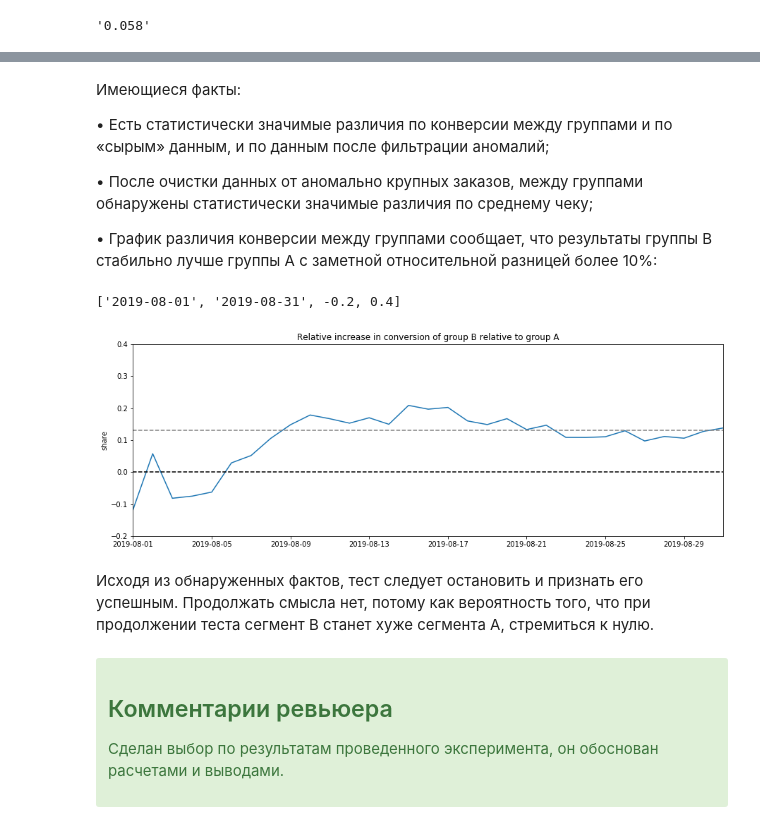
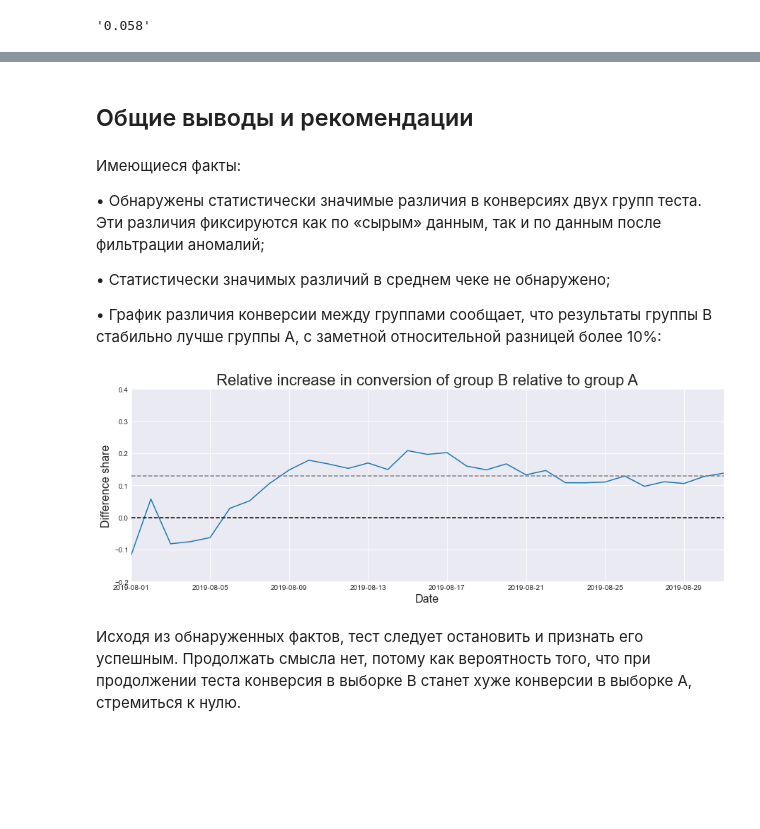
Before and after one commit to NI-coder/data_analytics_projects, a Jupyter notebook: hypotheses_and_ab_test_project/hypotheses_and_ab_test.ipynb, the cells around one changed output, grey strips where cells are left out. Cells and saved outputs as stored; diff of their text form; code cells hidden in the pictures; blank space fills up the shorter version.

```diff
--- a/hypotheses_and_ab_test_project/hypotheses_and_ab_test.ipynb
+++ b/hypotheses_and_ab_test_project/hypotheses_and_ab_test.ipynb
@@ -21,0 +58,2 @@
+# %%
+plt.style.use('seaborn-darkgrid')
@@ -21,0 +62,8 @@
+# %%
+def set_names(title, xlabel, ylabel):
+    '''
+    Функция устанавливает названия диаграммы и осей.
+    '''
+    plt.title(title, fontsize=22)
+    plt.xlabel(xlabel, fontsize=16)
+    plt.ylabel(ylabel, fontsize=16)
@@ -112,7 +279,7 @@ hypothesis[['hypothesis', 'RICE']].sort_values(by='RICE', ascending=False)
 # %% [markdown]
 Изучим файл с результатами A/B-теста:
 # %%
-orders = pd.read_csv('/datasets/orders.csv', sep=",")
+orders = pd.read_csv('datasets/orders.csv', sep=",")
 orders.head()
 # %% [output]
 |  | transactionId | visitorId | date | revenue | group |
@@ -139,7 +308,7 @@ orders.group.unique()
 # %% [output]
 array(['B', 'A'], dtype=object)
 # %%
-visitors = pd.read_csv('/datasets/visitors.csv', sep=",")
+visitors = pd.read_csv('datasets/visitors.csv', sep=",")
 visitors.head()
 # %% [output]
 |  | date | group | visitors |
@@ -893,29 +1124,21 @@ P-value (0,3%) находится в критической зоне стати
+# %% [markdown]
+<h2>Общие выводы и рекомендации<a id=step9></a></h2>
 # %% [markdown]
 Имеющиеся факты:
 
-•	Есть статистически значимые различия по конверсии между группами и по «сырым» данным, и по данным после фильтрации аномалий;
+•	Обнаружены статистически значимые различия в конверсиях двух групп теста. Эти различия фиксируются как по «сырым» данным, так и по данным после фильтрации аномалий;
 
-•	После очистки данных от аномально крупных заказов, между группами обнаружены статистически значимые различия по среднему чеку;
+•	Статистически значимых различий в среднем чеке не обнаружено;
 
-•	График различия конверсии между группами сообщает, что результаты группы B стабильно лучше группы A с заметной относительной разницей более 10%:
+•	График различия конверсии между группами сообщает, что результаты группы B стабильно лучше группы A, с заметной относительной разницей более 10%:
 # %%
-plt.figure(figsize=(15, 5))
-plt.plot(merged_cumulative_conversions['date'],
-         merged_cumulative_conversions['conversion_B']/merged_cumulative_conversions['conversion_A']-1)
-plt.title('Relative increase in conversion of group B relative to group A')
-plt.ylabel('share')
-plt.axhline(y=0, color='black', linestyle='--')
-plt.axhline(y=0.13, color='grey', linestyle='--')
-plt.axis(["2019-08-01", '2019-08-31', -0.2, 0.4])
+get_line_plot(title='Relative increase in conversion of group B relative to group A',
+              xlabel='Date', ylabel='Difference share',
+              x_series=merged_cumulative_conversions['date'],
+              y_series=(merged_cumulative_conversions['conversion_B']/merged_cumulative_conversions['conversion_A']-1),
+              axis_limits=[pd.to_datetime('2019-08-01'), pd.to_datetime('2019-08-31'), -0.2, 0.4],
+              axhline_values=[0, 0.13])
 # %% [output]
-['2019-08-01', '2019-08-31', -0.2, 0.4]
-[figure, old version]
+[figure, new version]
 # %% [markdown]
-Исходя из обнаруженных фактов, тест следует остановить и признать его успешным. Продолжать смысла нет, потому как  вероятность того, что при продолжении теста сегмент B станет хуже сегмента A, стремиться к нулю.
+Исходя из обнаруженных фактов, тест следует остановить и признать его успешным. Продолжать смысла нет, потому как вероятность того, что при продолжении теста конверсия в выборке B станет хуже конверсии в выборке A, стремиться к нулю.
-# %% [markdown]
-<div class = "alert alert-success">
-<h2> Комментарии ревьюера </h2>
-
-Сделан выбор по результатам проведенного эксперимента, он обоснован расчетами и выводами.
-
-</div>
```
Also changed, not shown: parts of 127 cells of this notebook, 6 other files.
